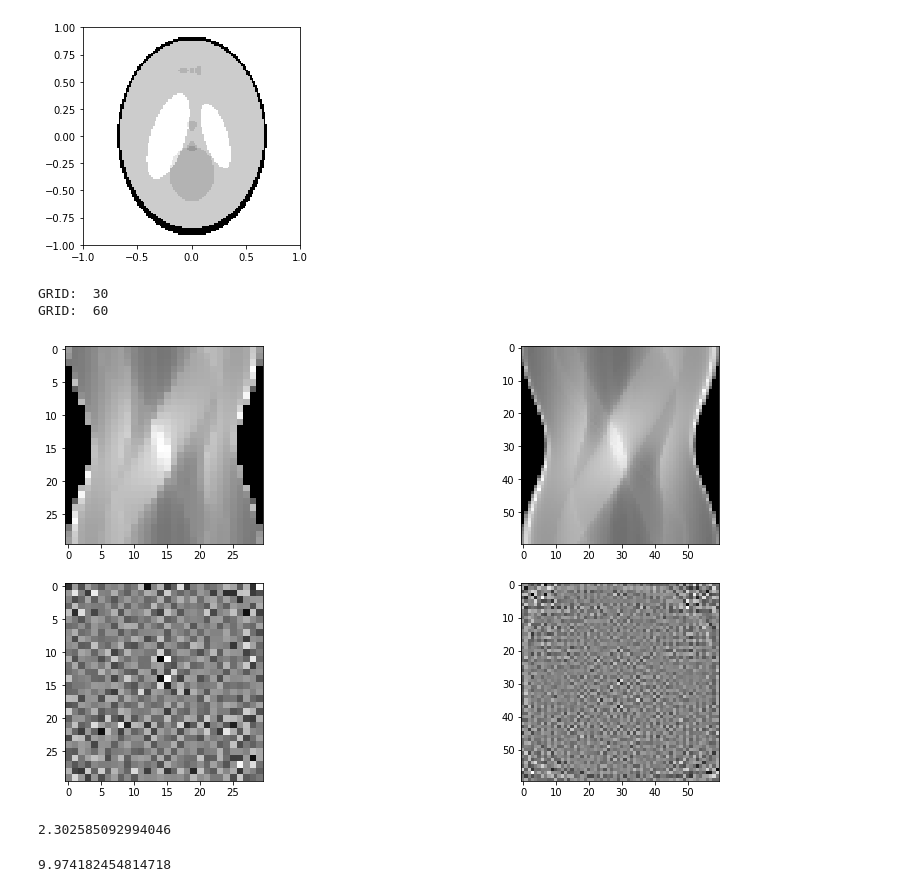
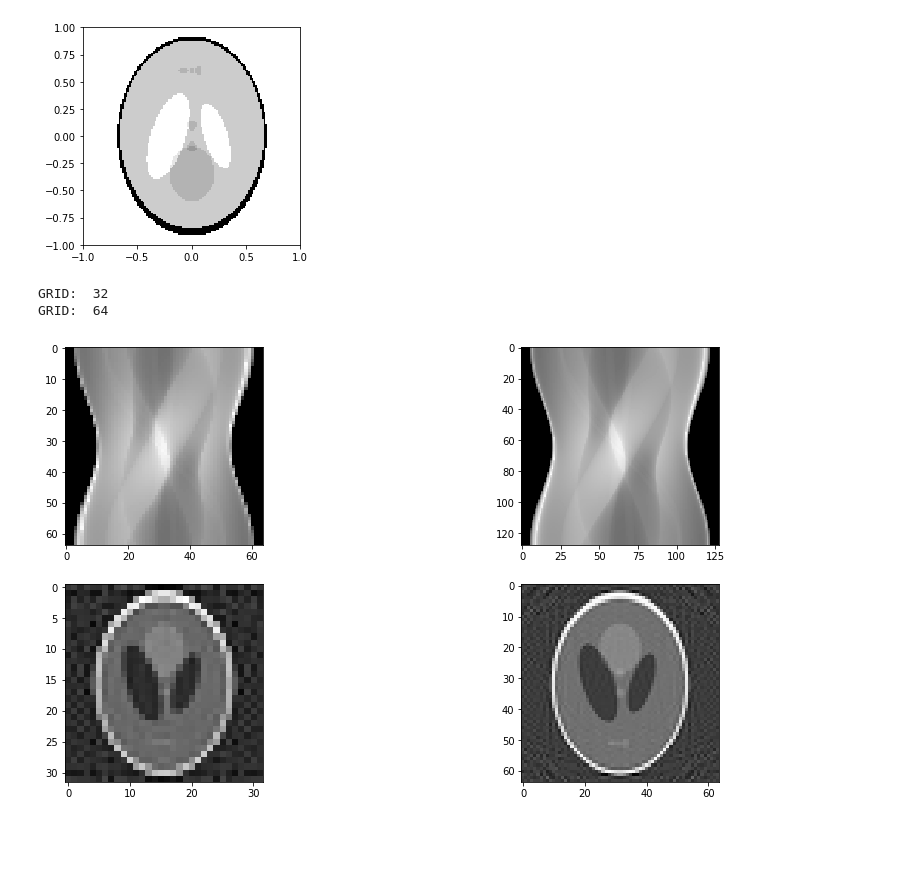
Before and after one commit to torstenschenk/BeuthDevML, a Jupyter notebook: Visual_n_Scientific_Comp/jupyter_files/vsc-03/tomography_solve.ipynb, the cells around one changed output. Cells and saved outputs as stored; diff of their text form; code cells hidden in the pictures; blank space fills up the shorter version.

```diff
--- a/Visual_n_Scientific_Comp/jupyter_files/vsc-03/tomography_solve.ipynb
+++ b/Visual_n_Scientific_Comp/jupyter_files/vsc-03/tomography_solve.ipynb
@@ -64,8 +64,8 @@ def create_sinogram(nAngles, nSamples, angle_range=(0, np.pi)):
     # rp[i, j] = np.array([x,y]) + s*np.array([-y,x])
     # wobei s Anzahl Strahlen viele Skalierungsfaktoren zwischen -1 und 1 mit
     # gleichmäßigen Abständen (np.linspace)
-    s = np.linspace(-0.9,0.9,nSamples)
-    #s = np.linspace(-1.0,1.0,nSamples)
+    #s = np.linspace(-0.9,0.9,nSamples)
+    s = np.linspace(-1.0,1.0,nSamples)
 
     # Ein sinogramm ist ein Array mit abgeschwaechten Intensitaeten pro Winkel
     # und Strahl, d.h. die Matrix ist ([Anzahl Strahlen] x [Anzahl der Winkel]),
@@ -90,7 +90,7 @@ def create_sinogram(nAngles, nSamples, angle_range=(0, np.pi)):
 # ---------------------------------------------
 # Main Programablauf:
 # ---------------------------------------------
-gridsizes = [30,60] #,32]#,64] #, 128]  # , 128, 256]
+gridsizes = [32,64] #,32]#,64] #, 128]  # , 128, 256]
 # plot mit unterfigures
 fig, ax = plt.subplots(nrows=2, ncols=len(gridsizes), figsize=(15, 8))
 # Für alle Gridsizes:
@@ -98,8 +98,8 @@ for i,ng in enumerate(gridsizes):
     print("GRID: ", ng)
     nGrid = ng
     # die Anzahl der Winkelstufen
-    nSamples = nGrid
-    nAngles = nGrid
+    nSamples = 2*nGrid # wird benötigt, bei gleicher Anzahl wie Grid singuläre Matrix oder keine/fehlerhafte Lösung
+    nAngles = 2*nGrid
 
     # Erstellen Sie das Sinogram mithilfe Ihrer zuvor geschriebenen Funktion.
     Matrix, rp ,rd = create_sinogram(nAngles, nSamples)
@@ -109,6 +109,7 @@ for i,ng in enumerate(gridsizes):
     # Die bekannten aufgenommenen Intensitaetswerte im Sinogram speichern wir als ein Vektor (siehe np.ravel)
     # in logarithmierter Form ab
     b = np.ravel(Matrix,order='C')
+    b = np.log(b)
     #print(Matrix[0,0:5])
     #print(b[0:5])
 
@@ -124,7 +125,7 @@ for i,ng in enumerate(gridsizes):
     for n in range(nAngles):
         # n angles
         #print('rp:',rp[n])
-        I,G,dt = tomograph.grid_intersect(gridsizes[i], rp[n], rd[n])
+        I,G,dt = tomograph.grid_intersect(gridsizes[i], rp[n,:], rd[n])
         #print('gridsize:',gridsizes[i])
         #print('rp:',rp[n])
         #print('rd:',rd[n])
@@ -177,8 +178,7 @@ for i,ng in enumerate(gridsizes):
 
         # print(sum(A[]))
 
-
-    #print('r:',r,':',A[0,:])
+    ##print('r:',r,':',A[0,:])
     #print(A.shape)
     #for r in range(A.shape[0]):
     #    #for c in range(A.shape[1]):
@@ -194,45 +194,41 @@ for i,ng in enumerate(gridsizes):
     #print(b.shape)
     #print(A.shape)
     Ata = np.matmul(A.T,A)
+   # for r in range(Ata.shape[0]):
+    #    #for c in range(A.shape[1]):
+    #    print('r:',r,':',Ata[r,:])
+
     Atb = np.matmul(A.T,b)
     #print(Ata.shape)
     #print(Atb.shape)
 
     #for r in range(Ata.shape[0]):
         #for c in range(A.shape[1]):
     #    print('r:',r,':',A[r,:])
 
-    #x = np.linalg.solve(Ata,Atb)
-    x = np.linalg.solve(A,b)
+    x = np.linalg.solve(Ata,Atb)
+    #x = np.linalg.solve(A,b)
     #x = np.linalg.lstsq(A, b)
     #print('shape:',len(x))
     # Lösungsvektor wieder auf die gewünschte Form bringen - reshape() und
     # wieder exponieren.
     XRay = np.reshape(x,(gridsizes[i],gridsizes[i]))
-    #XRay = np.reshape(x,(nSamples,nAngles))
+    XRay = np.exp(XRay)
 
     #print(XRay[0:5,0:5])
     #XRay = np.log(XRay)
     #XRay = np.exp(1/XRay)
     #XRay = np.power(10,1.0/XRay)
     #print(XRay[0:5,0:5])
 
     # Plotten Sie die Rekonstruktion mit Hilfe von Matplotlib. Nutzen Sie die 'gist_yarg' color map
     # ax[1][i].imshow(Matrix, cmap="gist_yarg")
     ax[1][i].imshow(XRay, cmap="gist_yarg")
 
 
 # plt.savefig('tg_fig.png', bbox_inches='tight')
 plt.show()
 # %% [output]
-GRID:  30
-GRID:  60
+GRID:  32
+GRID:  64
-[figure, old version]
+[figure, new version]
-# %%
-np.log(10)
-# %% [output]
-2.302585092994046
-# %%
-np.exp(2.30)
-# %% [output]
-9.974182454814718
```
